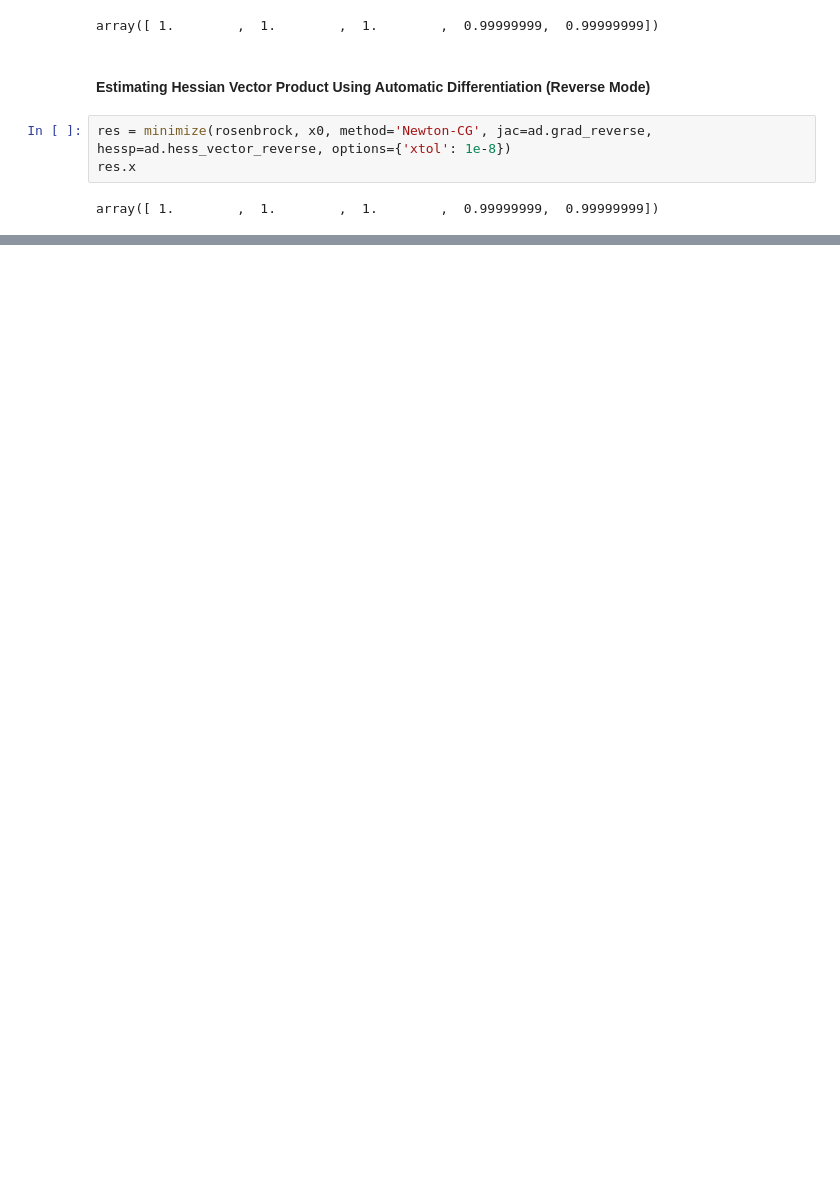
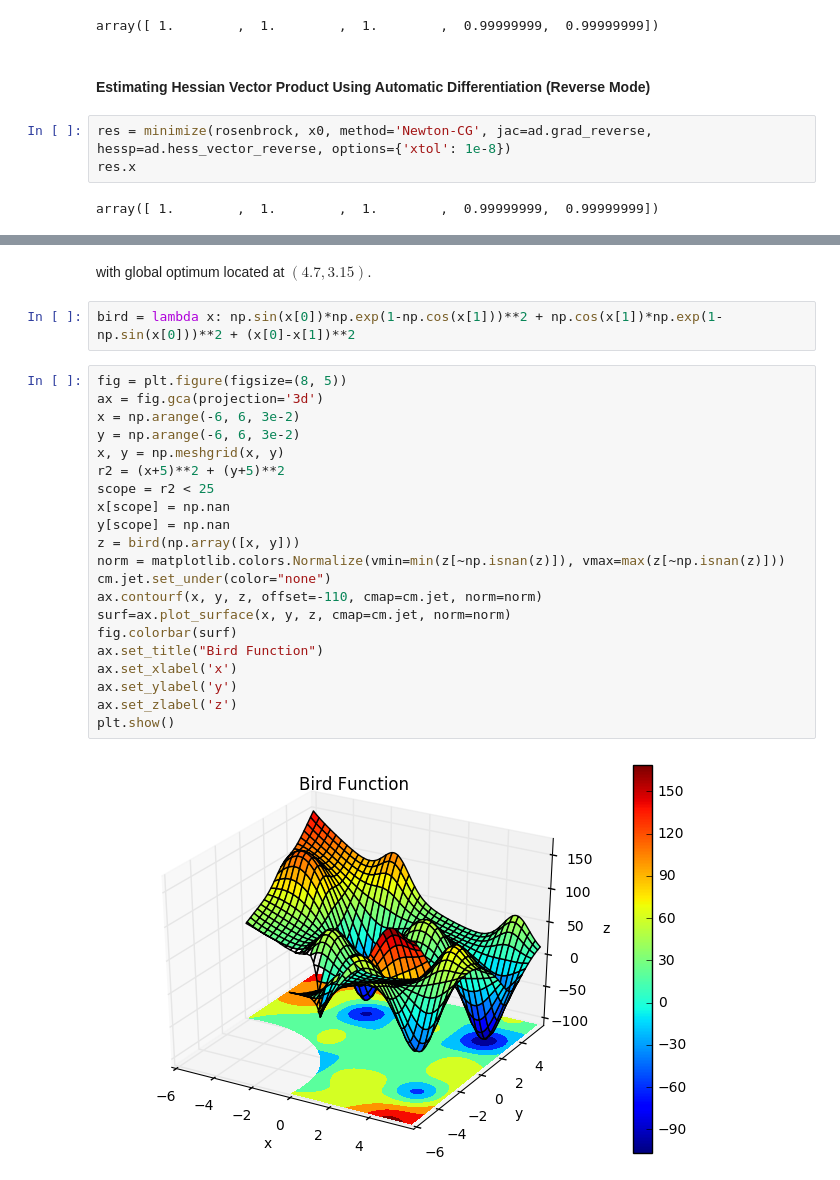
Before and after one commit to nicholashub/ForecastNY, a Jupyter notebook: Solving Optimization Problems Using Automatic Differentiation with AlgoPy.ipynb, the cells around one changed output, grey strips where cells are left out. Saved outputs shown, nothing was run; the diff lists cells and outputs as text; blank space fills up the shorter version.

```diff
--- a/Solving Optimization Problems Using Automatic Differentiation with AlgoPy.ipynb
+++ b/Solving Optimization Problems Using Automatic Differentiation with AlgoPy.ipynb
@@ -279,0 +344,27 @@ array([ 1.        ,  1.        ,  1.        ,  0.99999999,  0.99999999])
+# %% [markdown]
+with global optimum located at $(4.7, 3.15)$.
+# %%
+bird = lambda x: np.sin(x[0])*np.exp(1-np.cos(x[1]))**2 + np.cos(x[1])*np.exp(1-np.sin(x[0]))**2 + (x[0]-x[1])**2
+# %%
+fig = plt.figure(figsize=(8, 5))
+ax = fig.gca(projection='3d')
+x = np.arange(-6, 6, 3e-2)
+y = np.arange(-6, 6, 3e-2)
+x, y = np.meshgrid(x, y)
+r2 = (x+5)**2 + (y+5)**2
+scope = r2 < 25
+x[scope] = np.nan
+y[scope] = np.nan
+z = bird(np.array([x, y]))
+norm = matplotlib.colors.Normalize(vmin=min(z[~np.isnan(z)]), vmax=max(z[~np.isnan(z)]))
+cm.jet.set_under(color="none")
+ax.contourf(x, y, z, offset=-110, cmap=cm.jet, norm=norm)
+surf=ax.plot_surface(x, y, z, cmap=cm.jet, norm=norm)
+fig.colorbar(surf)
+ax.set_title("Bird Function")
+ax.set_xlabel('x')
+ax.set_ylabel('y')
+ax.set_zlabel('z')
+plt.show()
+# %% [output]
+[figure, added]
```
Also changed, not shown: parts of 16 cells of this notebook.
